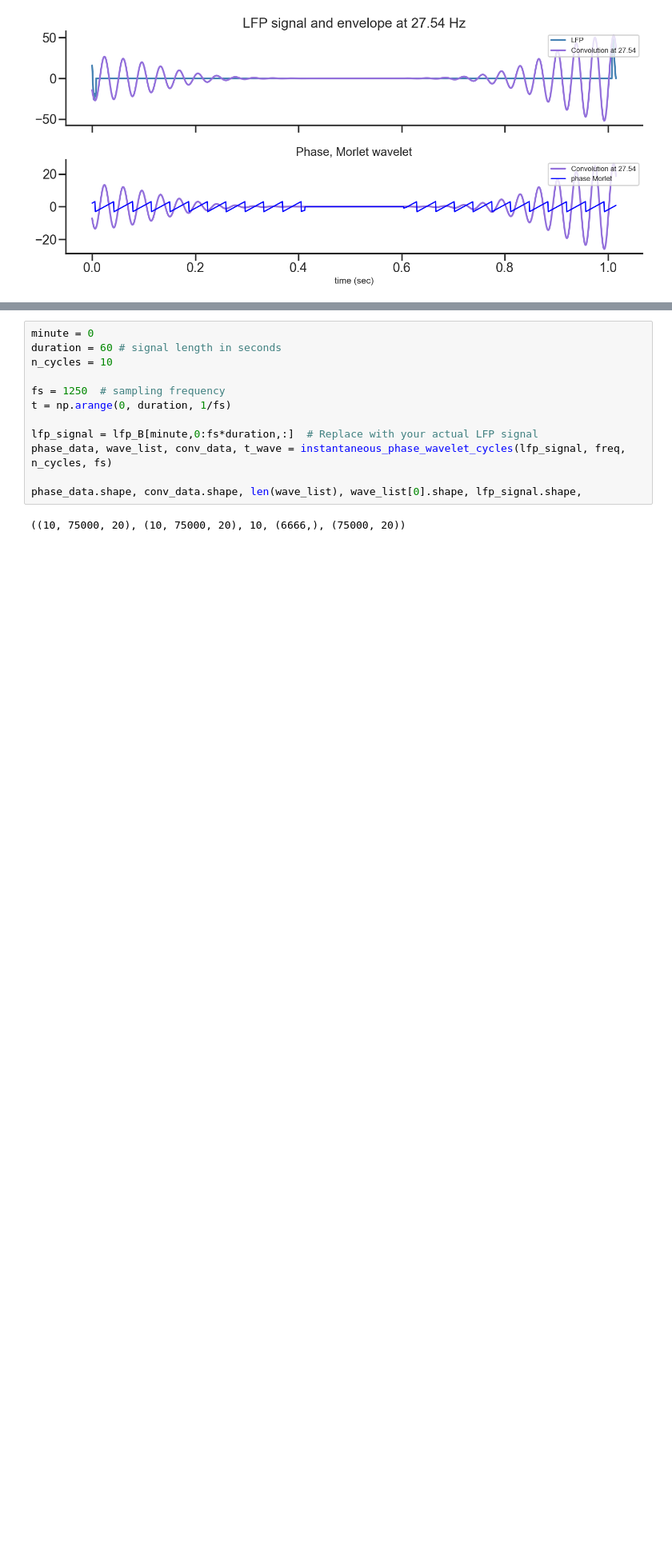
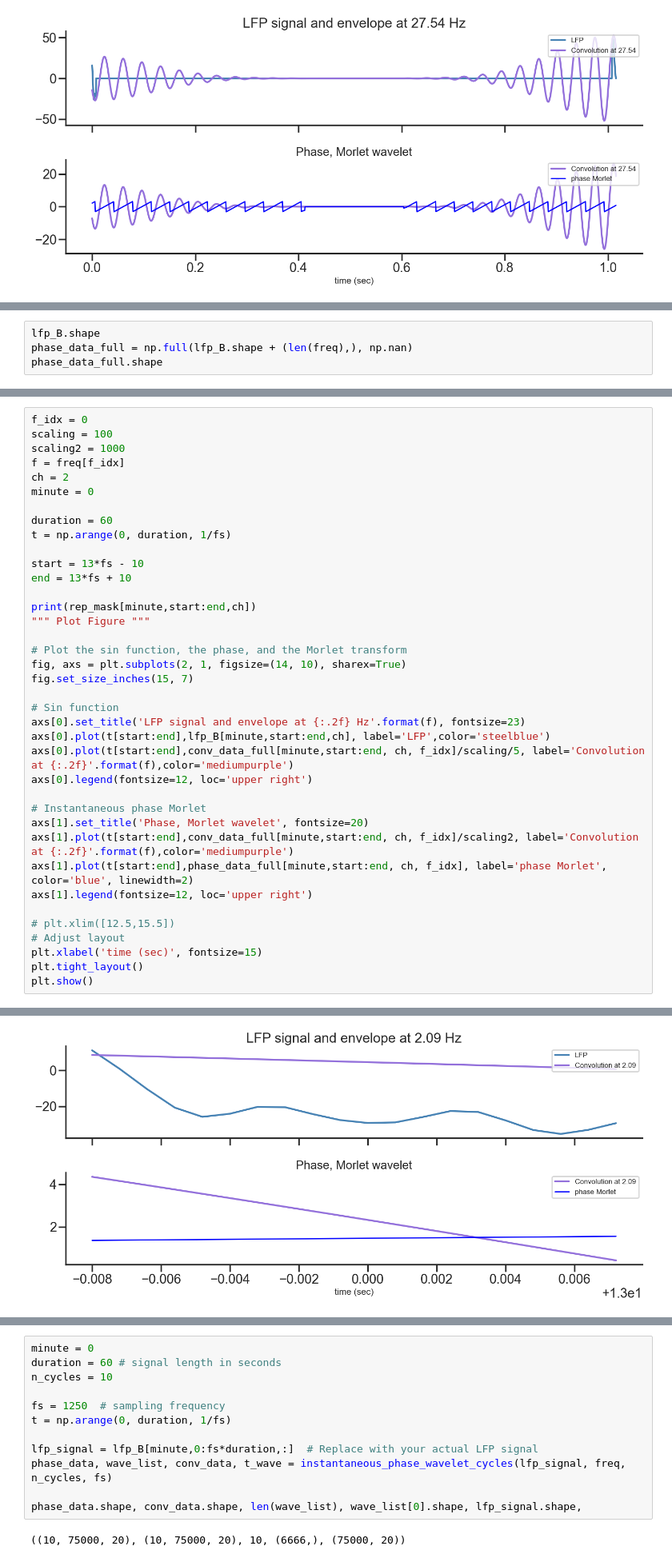
Before and after one commit to gdelfe/Ketamine_effects_on_the_brain, a Jupyter notebook: python/Place_cells_spike_analysis.ipynb, the cells around one changed output, grey strips where cells are left out. Shown at 80% size. Saved outputs shown, nothing was run; the diff lists cells and outputs as text; blank space fills up the shorter version.

```diff
--- a/python/Place_cells_spike_analysis.ipynb
+++ b/python/Place_cells_spike_analysis.ipynb
@@ -647,0 +651,4 @@ plt.show()
+# %%
+lfp_B.shape
+phase_data_full = np.full(lfp_B.shape + (len(freq),), np.nan)
+phase_data_full.shape
@@ -657,0 +791,39 @@ rep_mask_NaN = np.where(rep_mask == 0, np.nan, rep_mask)
+# %%
+f_idx = 0
+scaling = 100
+scaling2 = 1000
+f = freq[f_idx]
+ch = 2
+minute = 0
+
+duration = 60
+t = np.arange(0, duration, 1/fs)
+
+start = 13*fs - 10
+end = 13*fs + 10
+
+print(rep_mask[minute,start:end,ch])
+""" Plot Figure """
+
+# Plot the sin function, the phase, and the Morlet transform
+fig, axs = plt.subplots(2, 1, figsize=(14, 10), sharex=True)
+fig.set_size_inches(15, 7)
+
+# Sin function
+axs[0].set_title('LFP signal and envelope at {:.2f} Hz'.format(f), fontsize=23)
+axs[0].plot(t[start:end],lfp_B[minute,start:end,ch], label='LFP',color='steelblue')
+axs[0].plot(t[start:end],conv_data_full[minute,start:end, ch, f_idx]/scaling/5, label='Convolution at {:.2f}'.format(f),color='mediumpurple')
+axs[0].legend(fontsize=12, loc='upper right')
+
+# Instantaneous phase Morlet
+axs[1].set_title('Phase, Morlet wavelet', fontsize=20)
+axs[1].plot(t[start:end],conv_data_full[minute,start:end, ch, f_idx]/scaling2, label='Convolution at {:.2f}'.format(f),color='mediumpurple')
+axs[1].plot(t[start:end],phase_data_full[minute,start:end, ch, f_idx], label='phase Morlet', color='blue', linewidth=2)
+axs[1].legend(fontsize=12, loc='upper right')
+
+# plt.xlim([12.5,15.5])
+# Adjust layout
+plt.xlabel('time (sec)', fontsize=15)
+plt.tight_layout()
+plt.show()
+# %% [output]
@@ -657,0 +831 @@ rep_mask_NaN = np.where(rep_mask == 0, np.nan, rep_mask)
+[figure, added]
```
Also changed, not shown: parts of 16 cells of this notebook.
